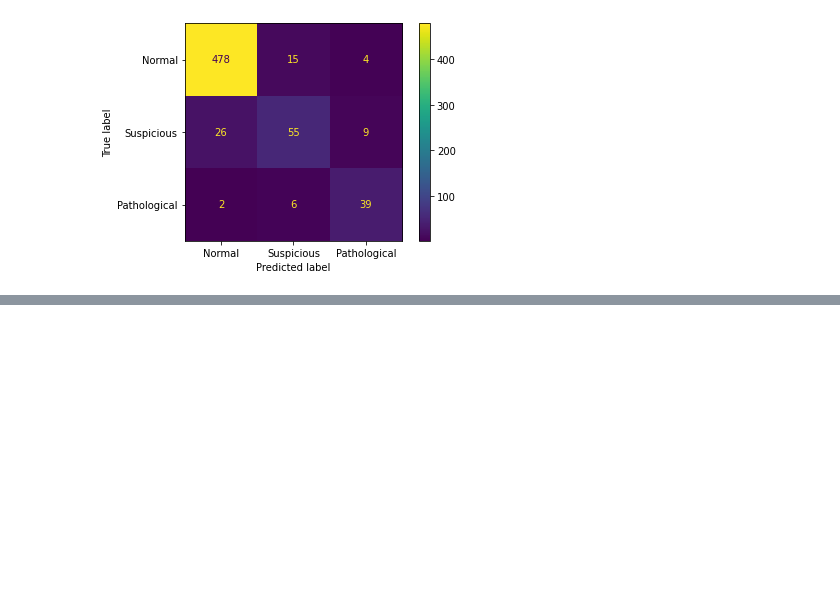
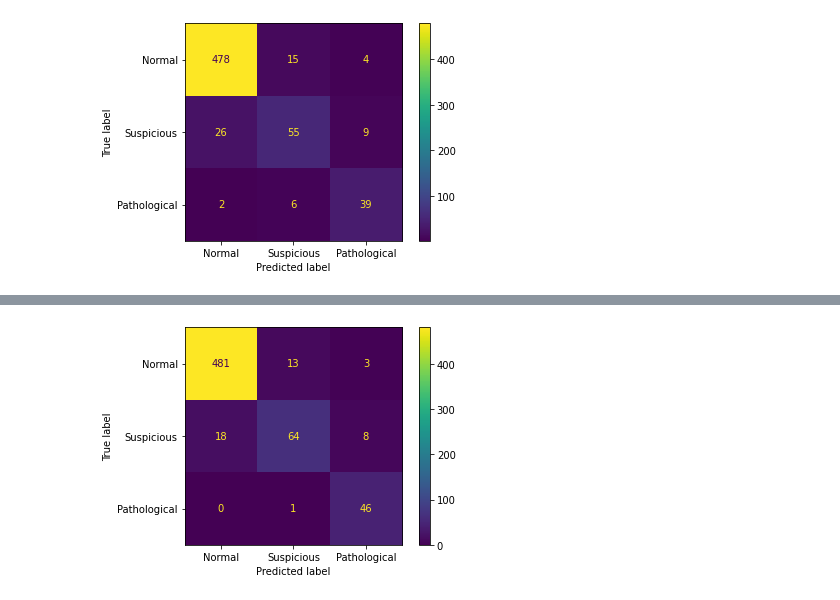
Before and after one commit to Niroth36/fetal_health_Classification, a Jupyter notebook: it21395first.ipynb, the cells around one changed output, grey strips where cells are left out. Saved outputs shown, nothing was run; the diff lists cells and outputs as text; code cells hidden in the pictures; blank space fills up the shorter version.

```diff
--- a/it21395first.ipynb
+++ b/it21395first.ipynb
@@ -370,0 +627,8 @@ print("Test accuracy:", accuracy[1])
+# %%
+labels = ['Normal', 'Suspicious', 'Pathological']
+
+disp = ConfusionMatrixDisplay(confusion_matrix=cm_rf, display_labels=labels)
+disp.plot()
+plt.show()
+# %% [output]
+[figure, added]
```
Also changed, not shown: parts of 39 cells of this notebook.
